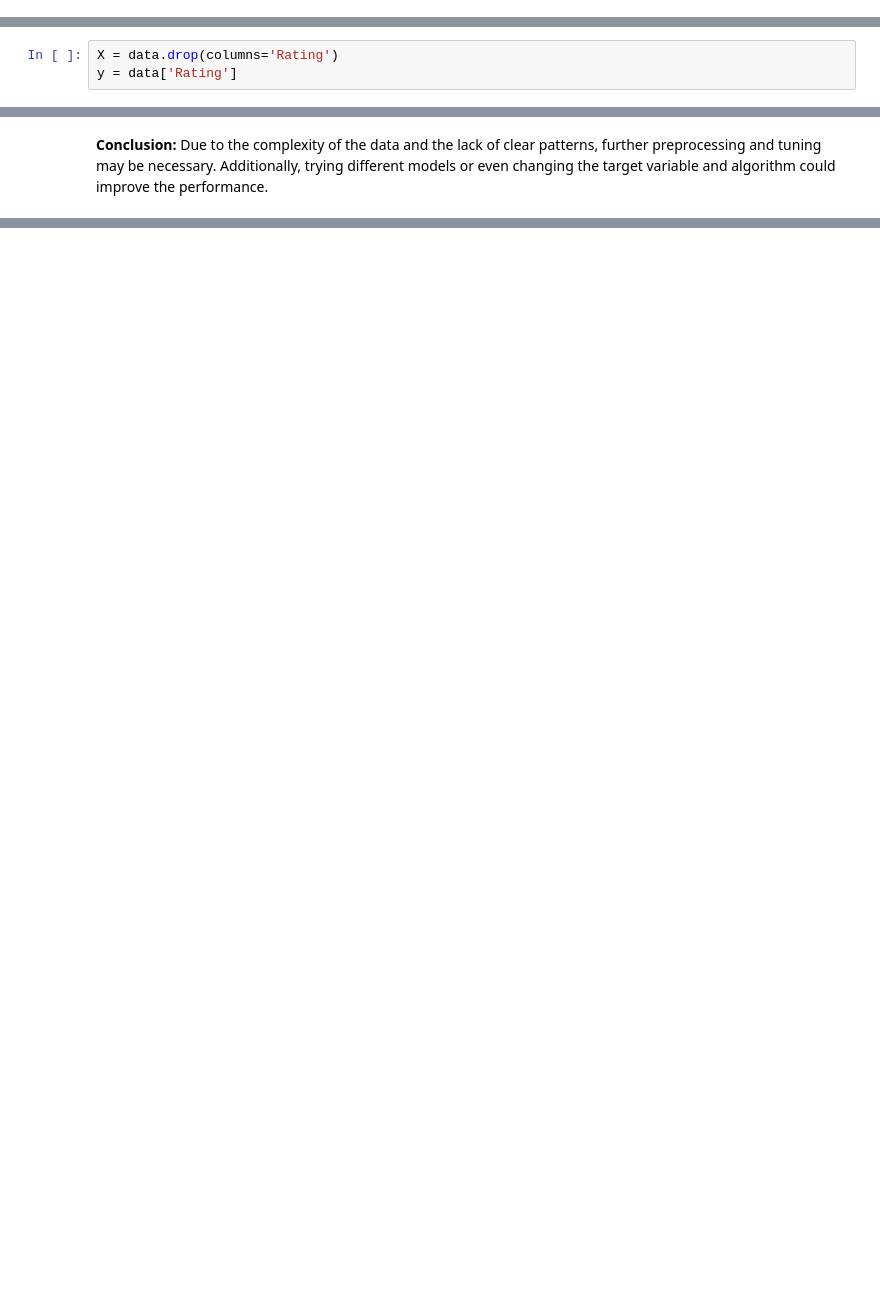
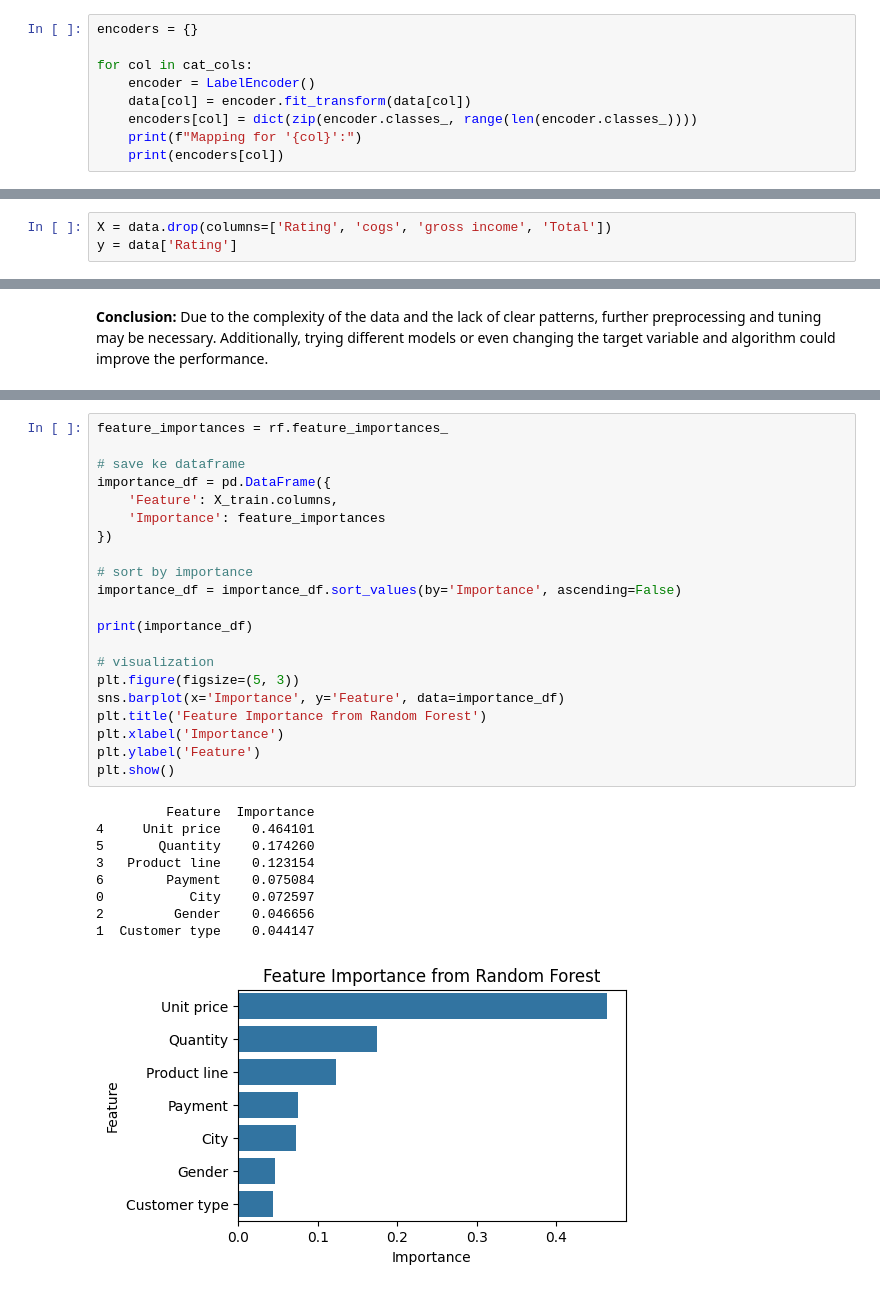
Before and after one commit to jniceshly/supermarket-sales-rating-prediction-regression, a Jupyter notebook: code.ipynb, the cells around one changed output, grey strips where cells are left out. Drawn from its saved outputs; the diff is of its cells as text; blank space fills up the shorter version.

```diff
--- a/code.ipynb
+++ b/code.ipynb
@@ -277,3 +277,12 @@ Payment: 3
 ['Ewallet' 'Cash' 'Credit card']
 # %% [markdown]
 Next, I encoded the categorical columns using Label Encoder to convert them into numerical values, making them suitable for the machine learning models. This ensures that the models can interpret and process the categorical data effectively during training and prediction.
+# %%
+encoders = {}
+
+for col in cat_cols:
+    encoder = LabelEncoder()
+    data[col] = encoder.fit_transform(data[col])
+    encoders[col] = dict(zip(encoder.classes_, range(len(encoder.classes_))))
+    print(f"Mapping for '{col}':")
+    print(encoders[col])
@@ -310,7 +330,7 @@ Conversely, the remaining variables do not exhibit significant correlations. Thi
 # %% [markdown]
 The target variable for this prediction task is Rating. The dataset has been split into a training set and a test set, with 80% of the data (800 samples and 10 features) used for training and 20% (200 samples and 10 features) reserved for testing. The split was performed using a random state of 42 to ensure reproducibility. This split allows the model to learn from the training data and be evaluated on unseen data in the test set.
 # %%
-X = data.drop(columns='Rating')
+X = data.drop(columns=['Rating', 'cogs', 'gross income', 'Total'])
 y = data['Rating']
 # %%
 X_train, X_test, y_train, y_test = train_test_split(X, y, test_size=0.2, random_state=42)
@@ -403,0 +406,31 @@ Based on the metric evaluation of the three models used above, the results are q
+# %%
+feature_importances = rf.feature_importances_
+
+# save ke dataframe
+importance_df = pd.DataFrame({
+    'Feature': X_train.columns,
+    'Importance': feature_importances
+})
+
+# sort by importance
+importance_df = importance_df.sort_values(by='Importance', ascending=False)
+
+print(importance_df)
+
+# visualization
+plt.figure(figsize=(5, 3))
+sns.barplot(x='Importance', y='Feature', data=importance_df)
+plt.title('Feature Importance from Random Forest')
+plt.xlabel('Importance')
+plt.ylabel('Feature')
+plt.show()
+# %% [output]
+         Feature  Importance
+4     Unit price    0.464101
+5       Quantity    0.174260
+3   Product line    0.123154
+6        Payment    0.075084
+0           City    0.072597
+2         Gender    0.046656
+1  Customer type    0.044147
+[figure, added]
```
Also changed, not shown: parts of 12 cells of this notebook.
